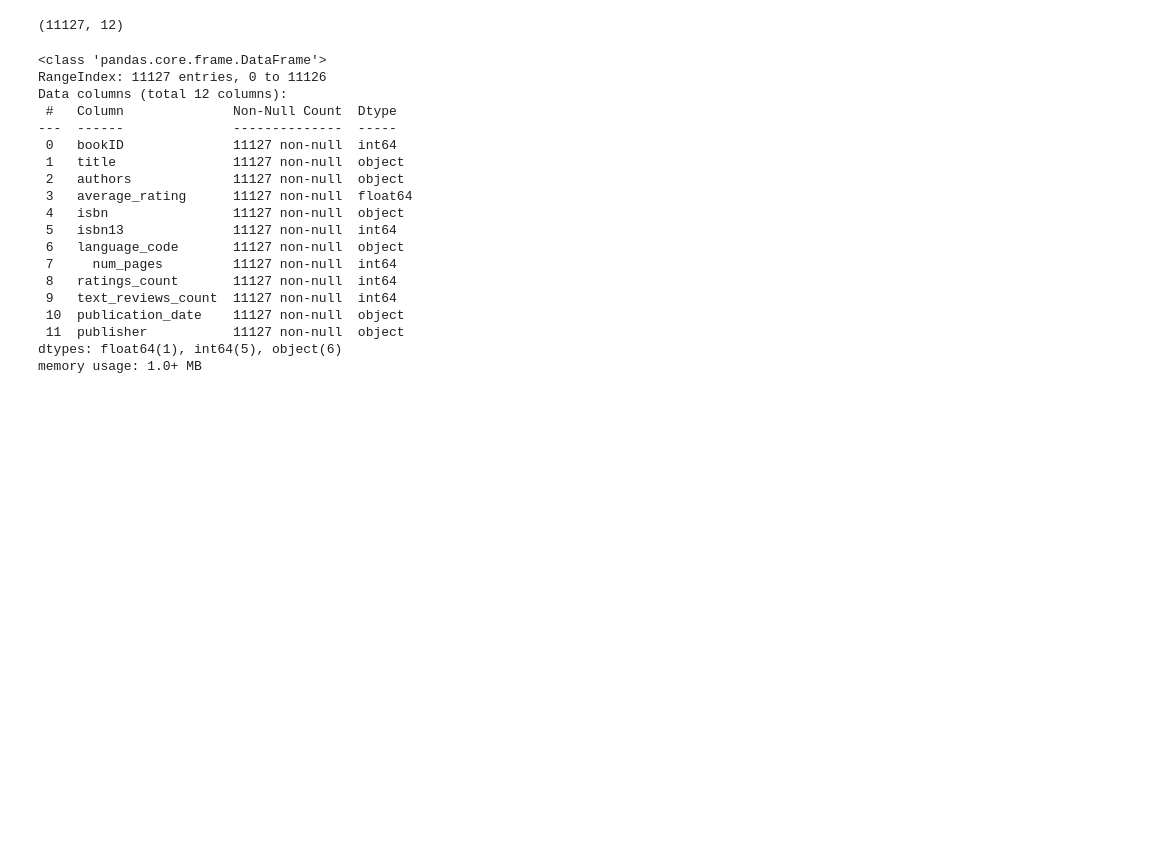
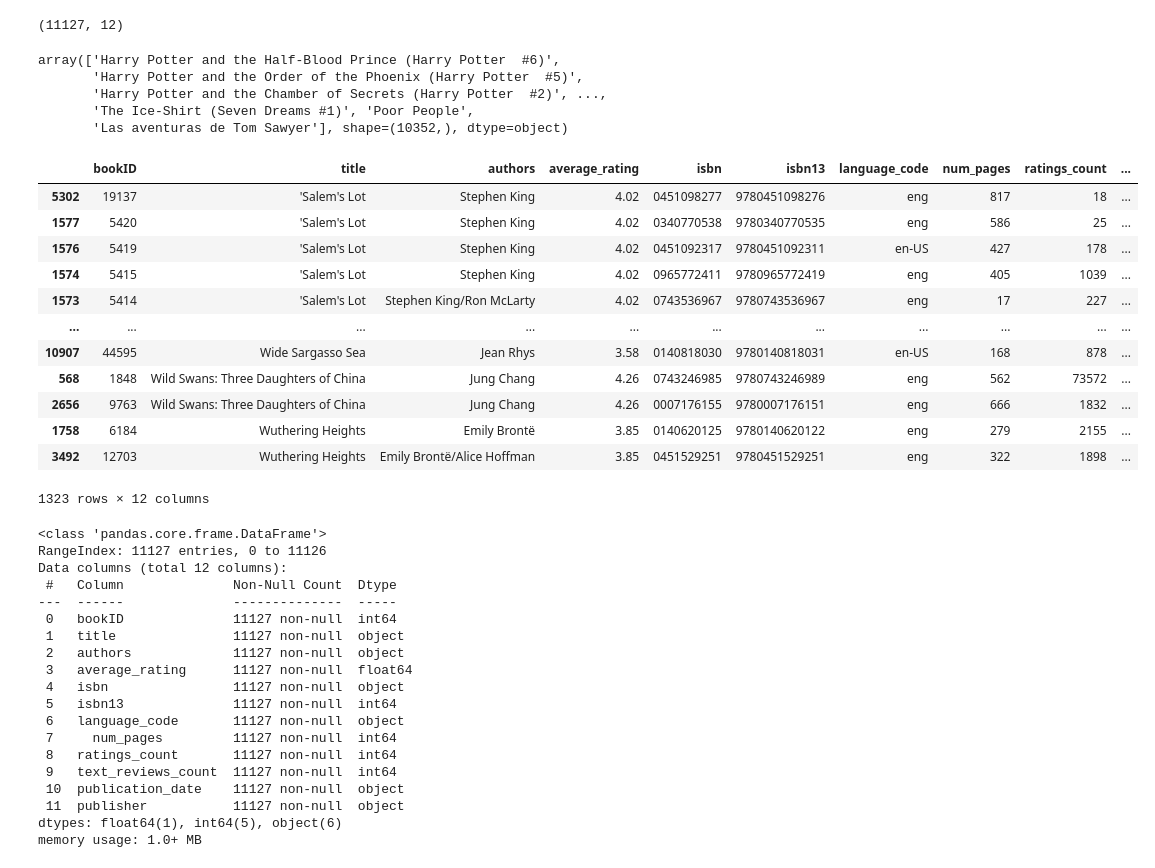
Before and after one commit to omar-el-mesaoudi/Book_Rating_Predictor, a Jupyter notebook: Notebook/Book_Rating_Predictor.ipynb, the cells around one changed output. Cells and saved outputs as stored; diff of their text form; code cells hidden in the pictures; blank space fills up the shorter version.

```diff
--- a/Notebook/Book_Rating_Predictor.ipynb
+++ b/Notebook/Book_Rating_Predictor.ipynb
@@ -80,6 +81,33 @@ df.head()
 df.shape
 # %% [output]
 (11127, 12)
+# %%
+df.title.unique()
+# %% [output]
+array(['Harry Potter and the Half-Blood Prince (Harry Potter  #6)',
+       'Harry Potter and the Order of the Phoenix (Harry Potter  #5)',
+       'Harry Potter and the Chamber of Secrets (Harry Potter  #2)', ...,
+       'The Ice-Shirt (Seven Dreams #1)', 'Poor People',
+       'Las aventuras de Tom Sawyer'], shape=(10352,), dtype=object)
+# %%
+clean_titles = df['title'].str.lower().str.strip()
+rows_with_same_title = df[clean_titles.duplicated(keep=False)]
+
+rows_with_same_title.sort_values(by='title')
+# %% [output]
+|  | bookID | title | authors | average_rating | isbn | isbn13 | language_code | num_pages | ratings_count | ... |
+| 5302 | 19137 | 'Salem's Lot | Stephen King | 4.02 | 0451098277 | 9780451098276 | eng | 817 | 18 | ... |
+| 1577 | 5420 | 'Salem's Lot | Stephen King | 4.02 | 0340770538 | 9780340770535 | eng | 586 | 25 | ... |
+| 1576 | 5419 | 'Salem's Lot | Stephen King | 4.02 | 0451092317 | 9780451092311 | en-US | 427 | 178 | ... |
+| 1574 | 5415 | 'Salem's Lot | Stephen King | 4.02 | 0965772411 | 9780965772419 | eng | 405 | 1039 | ... |
+| 1573 | 5414 | 'Salem's Lot | Stephen King/Ron McLarty | 4.02 | 0743536967 | 9780743536967 | eng | 17 | 227 | ... |
+| ... | ... | ... | ... | ... | ... | ... | ... | ... | ... | ... |
+| 10907 | 44595 | Wide Sargasso Sea | Jean Rhys | 3.58 | 0140818030 | 9780140818031 | en-US | 168 | 878 | ... |
+| 568 | 1848 | Wild Swans: Three Daughters of China | Jung Chang | 4.26 | 0743246985 | 9780743246989 | eng | 562 | 73572 | ... |
+| 2656 | 9763 | Wild Swans: Three Daughters of China | Jung Chang | 4.26 | 0007176155 | 9780007176151 | eng | 666 | 1832 | ... |
+| 1758 | 6184 | Wuthering Heights | Emily Brontë | 3.85 | 0140620125 | 9780140620122 | eng | 279 | 2155 | ... |
+| 3492 | 12703 | Wuthering Heights | Emily Brontë/Alice Hoffman | 3.85 | 0451529251 | 9780451529251 | eng | 322 | 1898 | ... |
+1323 rows × 12 columns
 # %%
 df.info()
 # %% [output]
```
Also changed, not shown: parts of 25 cells of this notebook.
